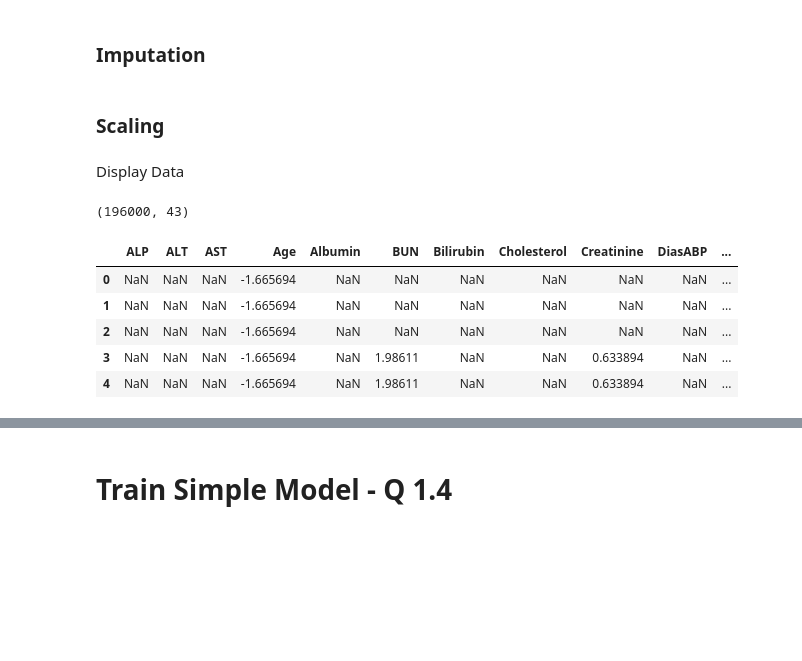
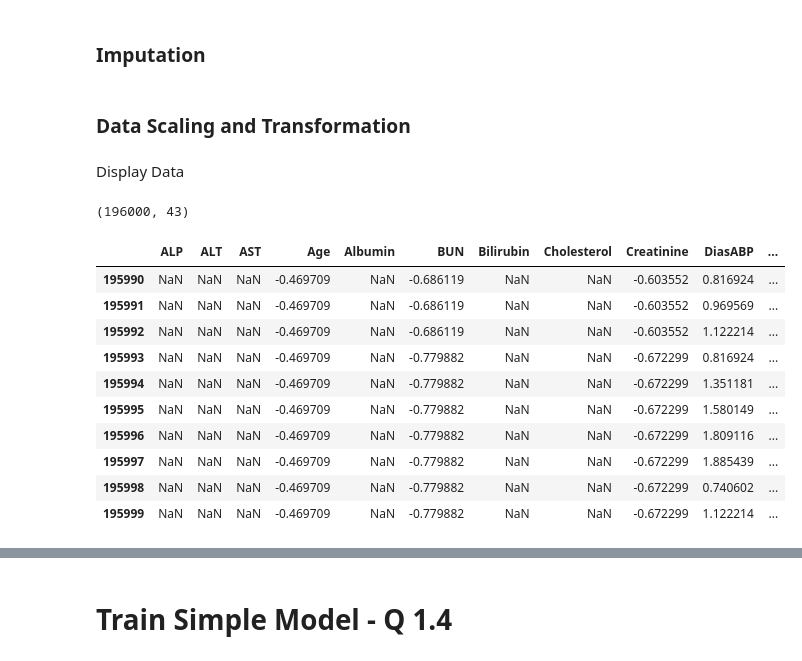
Before and after one commit to KarlDeck/ML4HC_P1, a Jupyter notebook: Project1.ipynb, the cells around one changed output, grey strips where cells are left out. Saved outputs shown, nothing was run; the diff lists cells and outputs as text; code cells hidden in the pictures; blank space fills up the shorter version.

Commit message:
Improved data transformation for preprocessing. Also Col order problem is fine now.

```diff
--- a/Project1.ipynb
+++ b/Project1.ipynb
@@ -319,6 +355,6 @@ for letter in ["a", "b", "c"]:
 
     df.to_parquet(f"data_{letter}_cleaned.parquet", engine="pyarrow", index=False)
 # %% [markdown]
-### Scaling
+### Data Scaling and Transformation
 # %%
 from sklearn.preprocessing import StandardScaler
@@ -338,12 +388,17 @@ Display Data
 # %%
 df = pd.read_parquet(f"data_a_scaled.parquet")
 print(df.shape)
-df.head()
+df.tail(10)
 # %% [output]
 (196000, 43)
 |  | ALP | ALT | AST | Age | Albumin | BUN | Bilirubin | Cholesterol | Creatinine | DiasABP | ... |
-| 0 | NaN | NaN | NaN | -1.665694 | NaN | NaN | NaN | NaN | NaN | NaN | ... |
-| 1 | NaN | NaN | NaN | -1.665694 | NaN | NaN | NaN | NaN | NaN | NaN | ... |
-| 2 | NaN | NaN | NaN | -1.665694 | NaN | NaN | NaN | NaN | NaN | NaN | ... |
-| 3 | NaN | NaN | NaN | -1.665694 | NaN | 1.98611 | NaN | NaN | 0.633894 | NaN | ... |
-| 4 | NaN | NaN | NaN | -1.665694 | NaN | 1.98611 | NaN | NaN | 0.633894 | NaN | ... |
+| 195990 | NaN | NaN | NaN | -0.469709 | NaN | -0.686119 | NaN | NaN | -0.603552 | 0.816924 | ... |
+| 195991 | NaN | NaN | NaN | -0.469709 | NaN | -0.686119 | NaN | NaN | -0.603552 | 0.969569 | ... |
+| 195992 | NaN | NaN | NaN | -0.469709 | NaN | -0.686119 | NaN | NaN | -0.603552 | 1.122214 | ... |
+| 195993 | NaN | NaN | NaN | -0.469709 | NaN | -0.779882 | NaN | NaN | -0.672299 | 0.816924 | ... |
+| 195994 | NaN | NaN | NaN | -0.469709 | NaN | -0.779882 | NaN | NaN | -0.672299 | 1.351181 | ... |
+| 195995 | NaN | NaN | NaN | -0.469709 | NaN | -0.779882 | NaN | NaN | -0.672299 | 1.580149 | ... |
+| 195996 | NaN | NaN | NaN | -0.469709 | NaN | -0.779882 | NaN | NaN | -0.672299 | 1.809116 | ... |
+| 195997 | NaN | NaN | NaN | -0.469709 | NaN | -0.779882 | NaN | NaN | -0.672299 | 1.885439 | ... |
+| 195998 | NaN | NaN | NaN | -0.469709 | NaN | -0.779882 | NaN | NaN | -0.672299 | 0.740602 | ... |
+| 195999 | NaN | NaN | NaN | -0.469709 | NaN | -0.779882 | NaN | NaN | -0.672299 | 1.122214 | ... |
```
Also changed, not shown: parts of 10 cells of this notebook.
